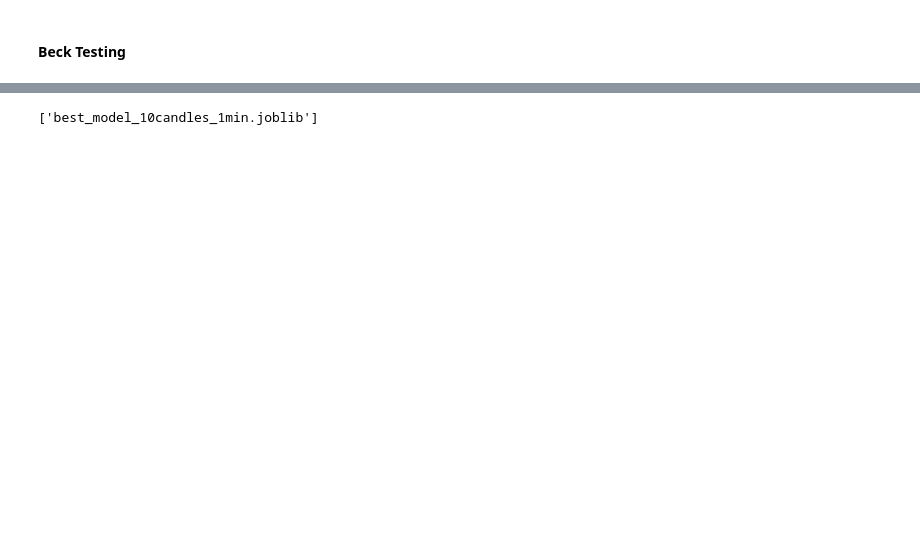
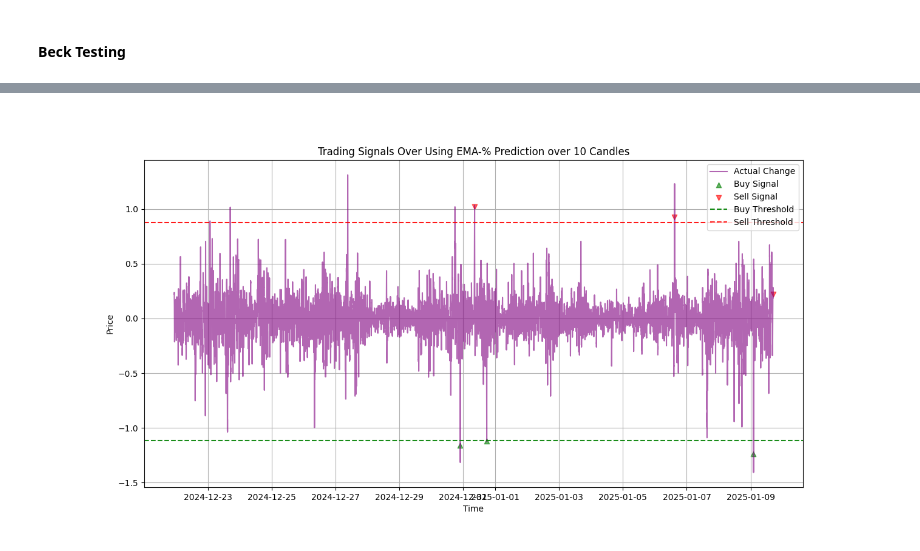
Before and after one commit to eycewind/binbot, a Jupyter notebook: linear-1min-rnn.ipynb, the cells around one changed output, grey strips where cells are left out. Cells and saved outputs as stored; diff of their text form; code cells hidden in the pictures; blank space fills up the shorter version.

```diff
--- a/linear-1min-rnn.ipynb
+++ b/linear-1min-rnn.ipynb
@@ -371,6 +345,6 @@ plt.show()
 # %%
-predict_ch_min = results_df["Predicted Change"].min()
-predict_ch_max = results_df["Predicted Change"].max()
+predict_ch_min = results_df['Predictions'].dropna().min()
+predict_ch_max = results_df['Predictions'].dropna().max()
 print(f'Min Change: {predict_ch_min}')
 print(f'Max Change: {predict_ch_max}')
 # %% [output]
@@ -551,47 +599,49 @@ Net Profit: $16.15
 # Plot the predicted prices
 plt.clf()
 plt.figure(figsize=(14, 7))
-plt.plot(results_df.index, results_df['Predicted Change'], label='Predicted Change', color='blue', alpha=0.7)
-plt.plot(results_df.index, y_test/100, label='Actual Change', color='red', alpha=0.7)
+plt.plot(results_df.index, results_df['Predictions'], label='Actual Change', color='purple', alpha=0.6)
 
 
 # Use trading_log_df for Buy and Sell points
 buy_signals = trading_log_df.dropna(subset=['Buy Date'])
 sell_signals = trading_log_df.dropna(subset=['Sell Date'])
 
 # Map Buy/Sell signals to values from results_df['close']
-buy_close_prices = [results_df.loc[row['Buy Date'], 'Predicted Change'] for _, row in buy_signals.iterrows()]
-sell_close_prices = [results_df.loc[row['Sell Date'], 'Predicted Change'] for _, row in sell_signals.iterrows()]
+buy_close_prices = [results_df.loc[row['Buy Date'], 'Predictions'] for _, row in buy_signals.iterrows()]
+sell_close_prices = [results_df.loc[row['Sell Date'], 'Predictions'] for _, row in sell_signals.iterrows()]
 
 # Plot Buy signals as green squares at actual 'close' prices
 plt.scatter(
     buy_signals['Buy Date'],
     buy_close_prices,
     label='Buy Signal',
     color='green',
-    marker='s',
+    marker='^',
     alpha=0.6
 )
 
 # Plot Sell signals as red circles at actual 'close' prices
 plt.scatter(
     sell_signals['Sell Date'],
     sell_close_prices,
     label='Sell Signal',
     color='red',
-    marker='o',
+    marker='v',
     alpha=0.6
 )
 
+
+
+# Add buy and sell thresholds
+plt.axhline(y=buy_threshold, color='green', linestyle='--', label='Buy Threshold', alpha=0.9)
+plt.axhline(y=sell_threshold, color='red', linestyle='--', label='Sell Threshold', alpha=0.9)
+
 # Add labels, title, legend, and grid
-plt.title("Trading Signals Over Predicted Prices (Using Actual Close Prices)")
+plt.title("Trading Signals Over Using EMA-% Prediction over 10 Candles")
 plt.xlabel("Time")
 plt.ylabel("Price")
 plt.legend()
 plt.grid(True)
 plt.show()
+# %% [output]
+[figure, added]
-# %%
-# Save the model
-joblib.dump(best_model, 'best_model_10candles_1min.joblib')
-# %% [output]
-['best_model_10candles_1min.joblib']
```
Also changed, not shown: parts of 23 cells of this notebook, 9 other files.
